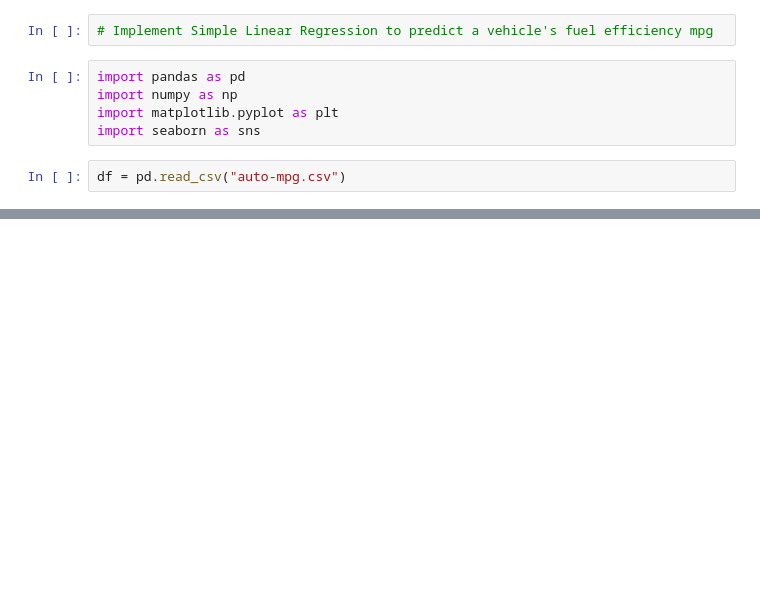
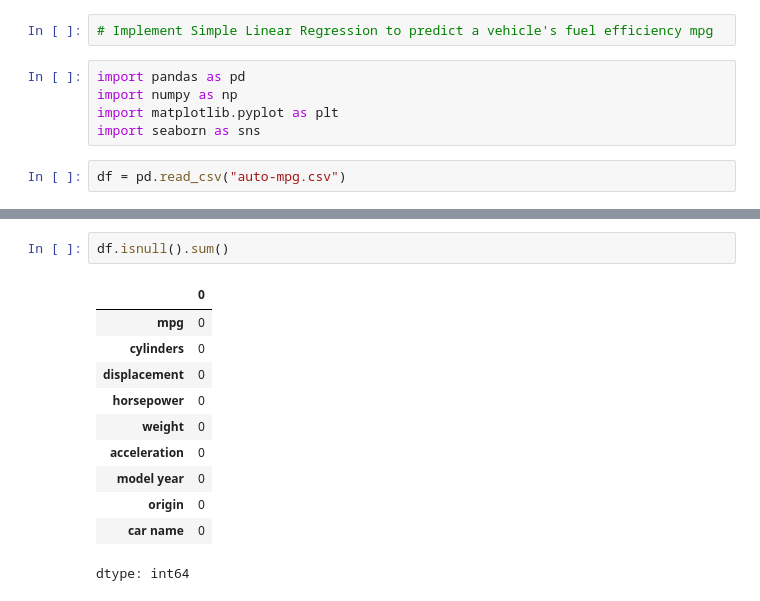
Before and after one commit to AbhishekShah272002/Machine-Learning-Study., a Jupyter notebook: Learning-Labs/Vehicle's_fuel_efficiency.ipynb, the cells around one changed output, grey strips where cells are left out. Cells and saved outputs as stored; diff of their text form; blank space fills up the shorter version.

```diff
--- a/Learning-Labs/Vehicle's_fuel_efficiency.ipynb
+++ b/Learning-Labs/Vehicle's_fuel_efficiency.ipynb
@@ -20,0 +52,14 @@ df.head()
+# %%
+df.isnull().sum()
+# %% [output]
+|  | 0 |
+| mpg | 0 |
+| cylinders | 0 |
+| displacement | 0 |
+| horsepower | 0 |
+| weight | 0 |
+| acceleration | 0 |
+| model year | 0 |
+| origin | 0 |
+| car name | 0 |
+dtype: int64
```
Also changed, not shown: parts of 3 cells of this notebook.
